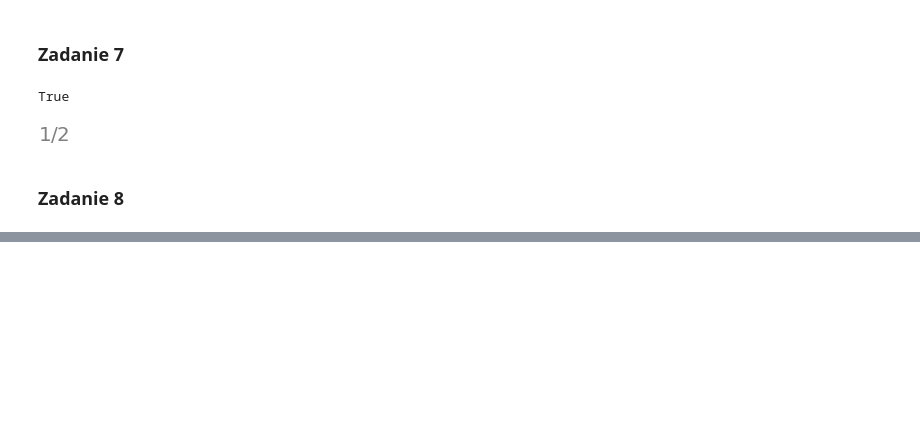
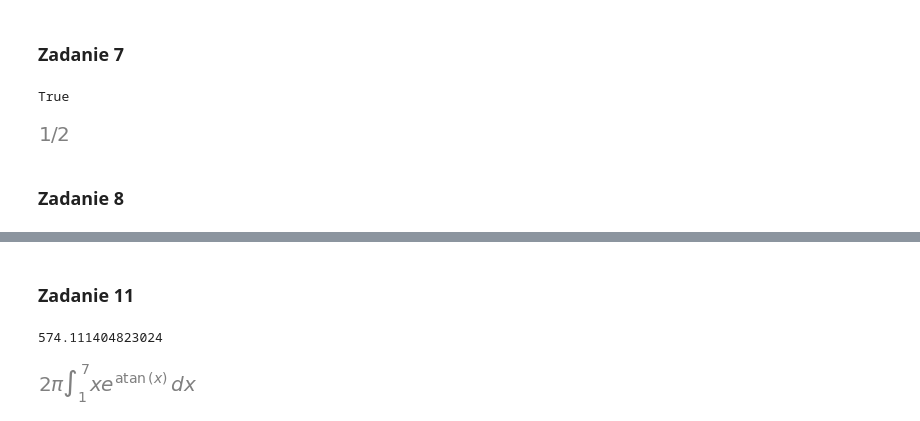
Before and after one commit to pzajaczkowski/ONWP, a Jupyter notebook: lista1/lista1.ipynb, the cells around one changed output, grey strips where cells are left out. Drawn from its saved outputs; the diff is of its cells as text; code cells hidden in the pictures; blank space fills up the shorter version.

```diff
--- a/lista1/lista1.ipynb
+++ b/lista1/lista1.ipynb
@@ -157,0 +189,10 @@ p1.show()
+# %% [markdown]
+### Zadanie 11
+# %%
+volume_expr2 = x * fun
+volume2 = 2 * sp.pi * sp.Integral(volume_expr2, (x, 1, 7))
+print(volume2.n())
+volume2
+# %% [output]
+574.111404823024
+[figure, added]
```
Also changed, not shown: parts of 11 cells of this notebook.
